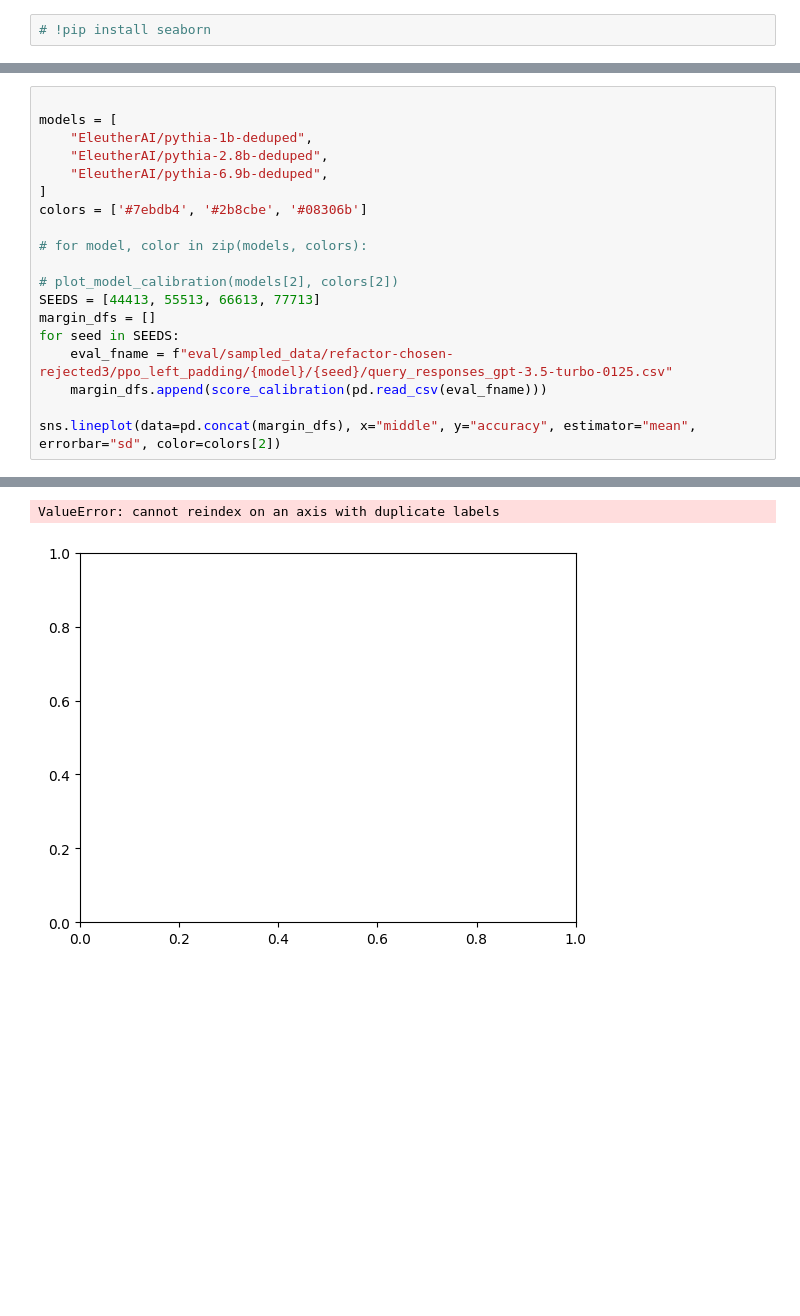
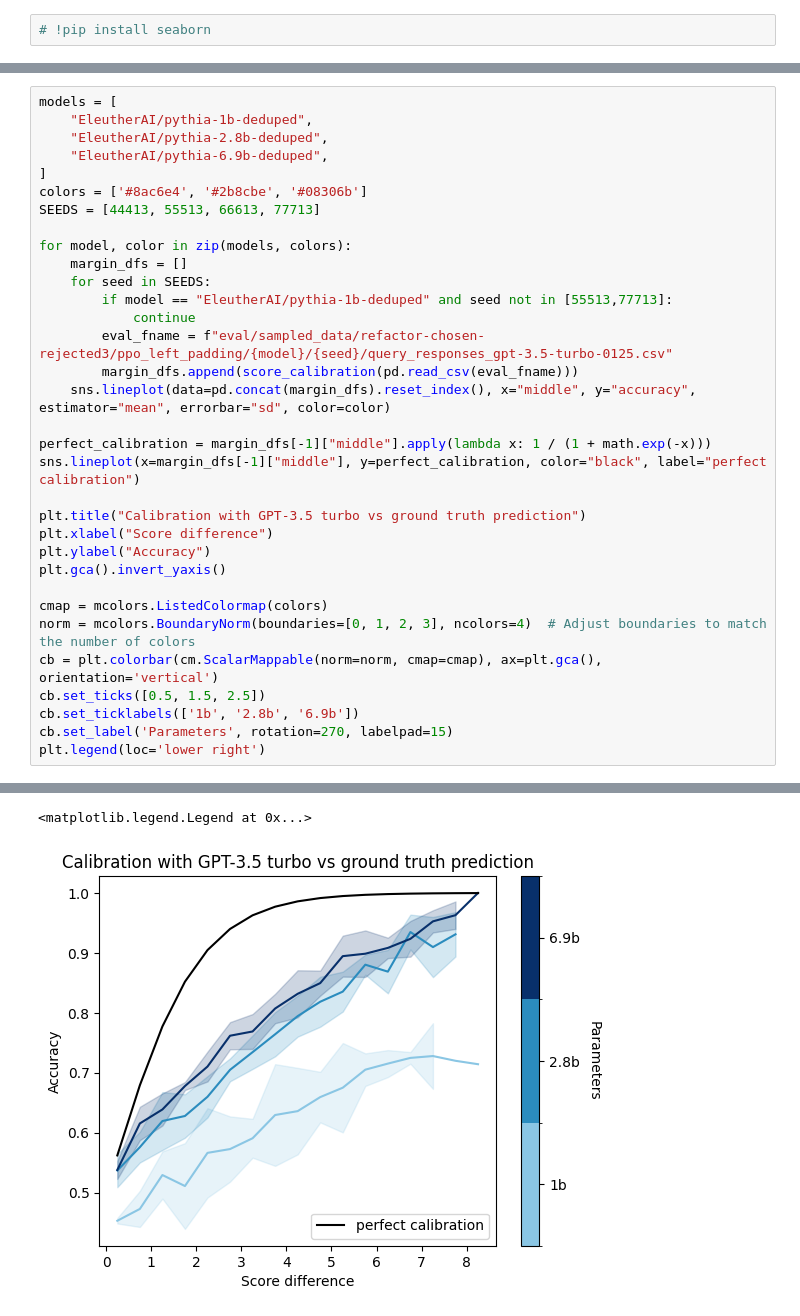
Before and after one commit to vwxyzjn/summarize_from_feedback_details, a Jupyter notebook: calibration.ipynb, the cells around one changed output, grey strips where cells are left out. Saved outputs shown, nothing was run; the diff lists cells and outputs as text; blank space fills up the shorter version.

Commit message:
plots working

```diff
--- a/calibration.ipynb
+++ b/calibration.ipynb
@@ -42,20 +57,34 @@ def plot_model_calibration(model_name, color):
 # %%
-
 models = [
     "EleutherAI/pythia-1b-deduped",
     "EleutherAI/pythia-2.8b-deduped",
     "EleutherAI/pythia-6.9b-deduped",
 ]
-colors = ['#7ebdb4', '#2b8cbe', '#08306b']
+colors = ['#8ac6e4', '#2b8cbe', '#08306b']
+SEEDS = [44413, 55513, 66613, 77713]
 
-# for model, color in zip(models, colors):
+for model, color in zip(models, colors):
+    margin_dfs = []
+    for seed in SEEDS:
+        if model == "EleutherAI/pythia-1b-deduped" and seed not in [55513,77713]:
+            continue
+        eval_fname = f"eval/sampled_data/refactor-chosen-rejected3/ppo_left_padding/{model}/{seed}/query_responses_gpt-3.5-turbo-0125.csv"
+        margin_dfs.append(score_calibration(pd.read_csv(eval_fname)))
+    sns.lineplot(data=pd.concat(margin_dfs).reset_index(), x="middle", y="accuracy", estimator="mean", errorbar="sd", color=color)
 
-# plot_model_calibration(models[2], colors[2])
-SEEDS = [44413, 55513, 66613, 77713]
-margin_dfs = []
-for seed in SEEDS:
-    eval_fname = f"eval/sampled_data/refactor-chosen-rejected3/ppo_left_padding/{model}/{seed}/query_responses_gpt-3.5-turbo-0125.csv"
-    margin_dfs.append(score_calibration(pd.read_csv(eval_fname)))
+perfect_calibration = margin_dfs[-1]["middle"].apply(lambda x: 1 / (1 + math.exp(-x)))
+sns.lineplot(x=margin_dfs[-1]["middle"], y=perfect_calibration, color="black", label="perfect calibration")
 
-sns.lineplot(data=pd.concat(margin_dfs), x="middle", y="accuracy", estimator="mean", errorbar="sd", color=colors[2])
+plt.title("Calibration with GPT-3.5 turbo vs ground truth prediction")
+plt.xlabel("Score difference")
+plt.ylabel("Accuracy")
+plt.gca().invert_yaxis()
+
+cmap = mcolors.ListedColormap(colors)
+norm = mcolors.BoundaryNorm(boundaries=[0, 1, 2, 3], ncolors=4)  # Adjust boundaries to match the number of colors
+cb = plt.colorbar(cm.ScalarMappable(norm=norm, cmap=cmap), ax=plt.gca(), orientation='vertical')
+cb.set_ticks([0.5, 1.5, 2.5])
+cb.set_ticklabels(['1b', '2.8b', '6.9b'])
+cb.set_label('Parameters', rotation=270, labelpad=15)
+plt.legend(loc='lower right')
 # %% [output]
@@ -66,2 +101,2 @@ high 8.5
-ValueError: cannot reindex on an axis with duplicate labels
+<matplotlib.legend.Legend at 0x...>
-[figure, old version]
+[figure, new version]
```
Also changed, not shown: parts of 11 cells of this notebook.
